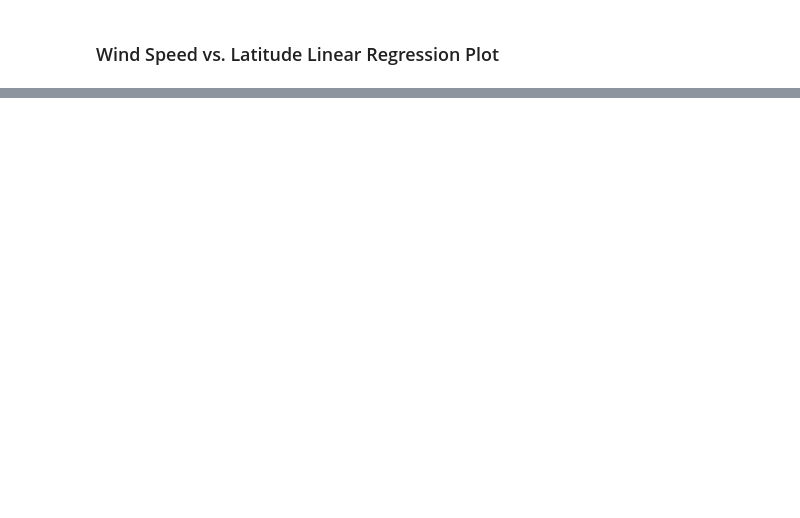
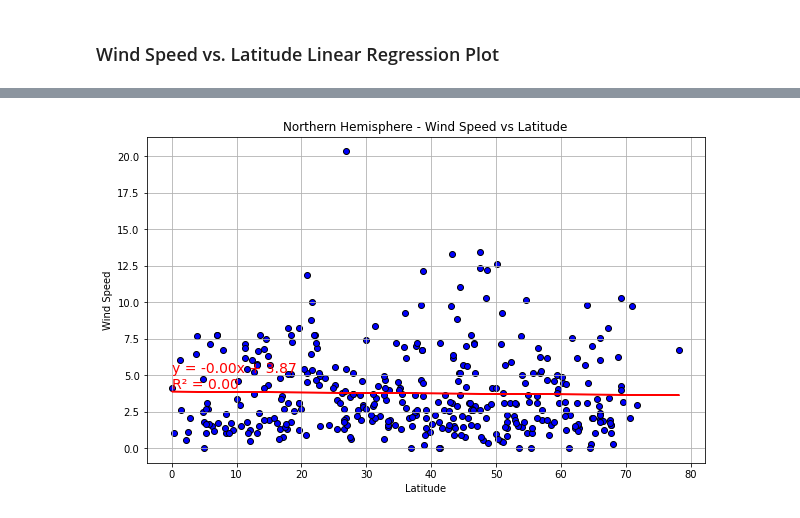
Before and after one commit to jayparikh1998/UofT-Bootcamp, a Jupyter notebook: python_api_challenge/starter_code/WeatherPy.ipynb, the cells around one changed output, grey strips where cells are left out. Cells and saved outputs as stored; diff of their text form; code cells hidden in the pictures; blank space fills up the shorter version.

```diff
--- a/python_api_challenge/starter_code/WeatherPy.ipynb
+++ b/python_api_challenge/starter_code/WeatherPy.ipynb
@@ -386,0 +387,7 @@ plot_linear_regression(southern_hemi_df['Lat'], southern_hemi_df['Humidity'],
+# %%
+# Northern Hemisphere
+plot_linear_regression(northern_hemi_df['Lat'], northern_hemi_df['Wind Speed'],
+                       'Latitude', 'Wind Speed',
+                       'Northern Hemisphere - Wind Speed vs Latitude')
+# %% [output]
+[figure, added]
```
Also changed, not shown: parts of 13 cells of this notebook.
